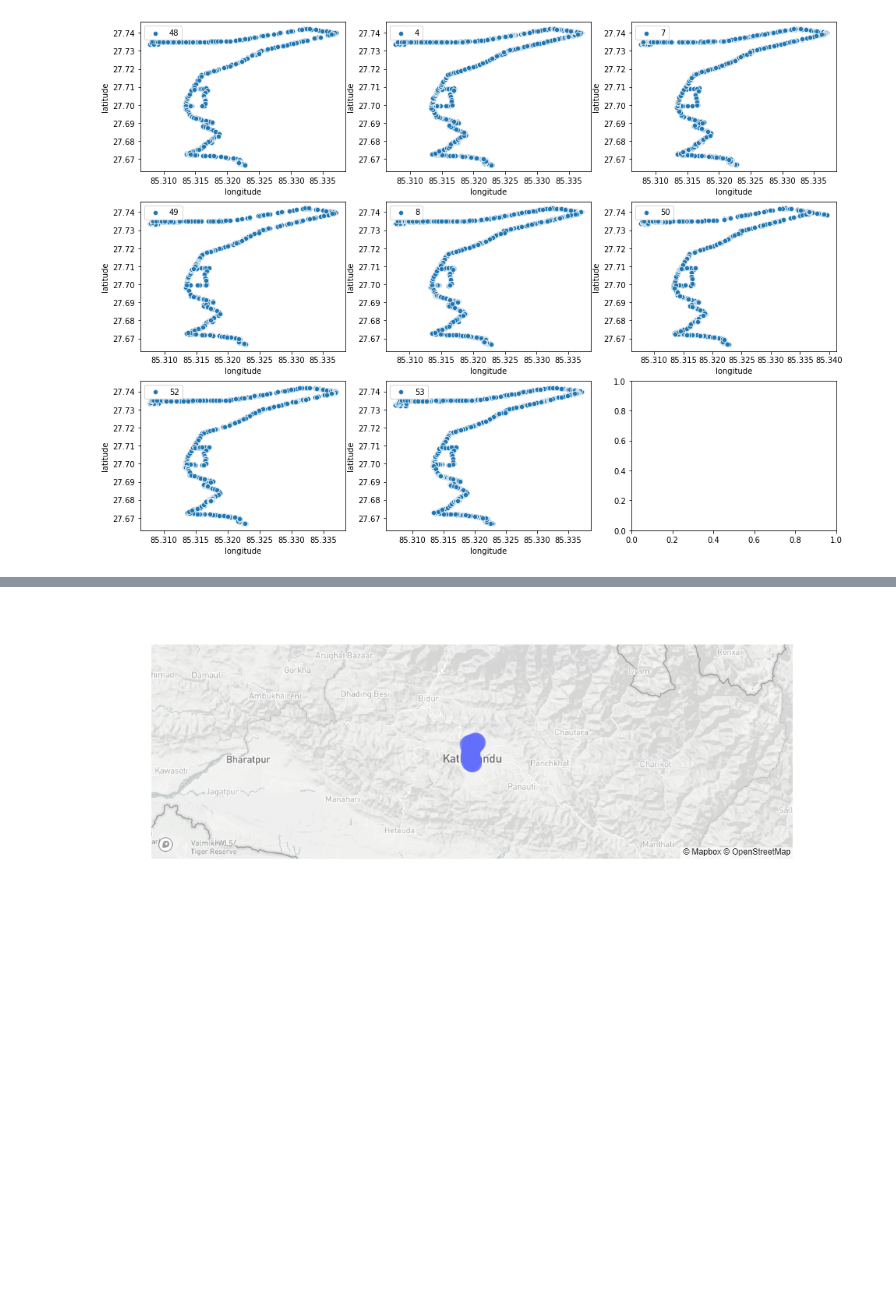
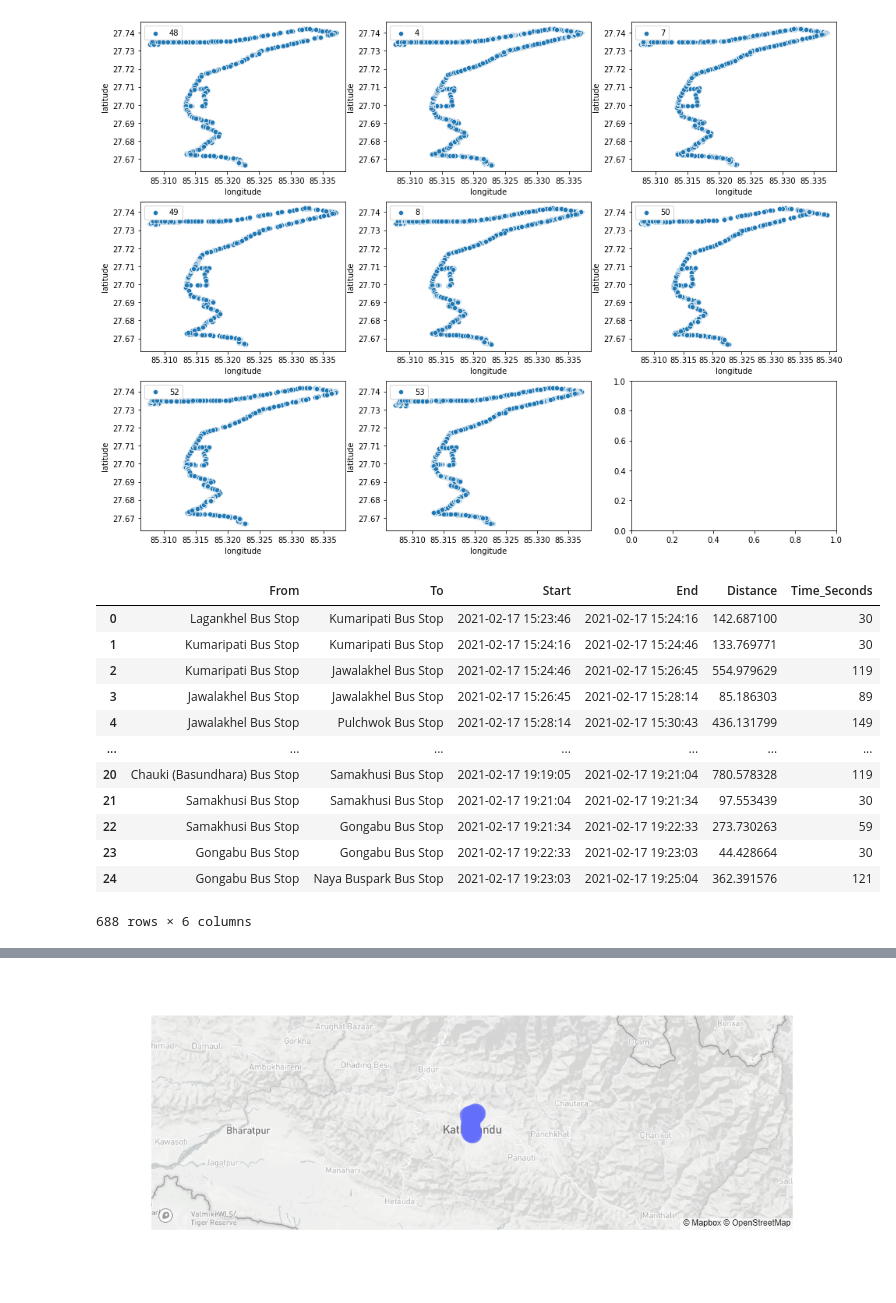
Before and after one commit to imsmritiii123/PBTanalysis, a Jupyter notebook: PBT.ipynb, the cells around one changed output, grey strips where cells are left out. Cells and saved outputs as stored; diff of their text form; code cells hidden in the pictures; blank space fills up the shorter version.

Commit message:
Training data generated for day.

```diff
--- a/PBT.ipynb
+++ b/PBT.ipynb
@@ -294,6 +294,24 @@ def route_final(route, df):
         a.insert(-3,'Chauki (Basundhara) Bus Stop')
         stations_in_route['name'] = a
         return stations_in_route
+
+def generate_training_data_for_bus(bus):
+    dfs_outer = []
+    df = bus_df(bus)
+    days = movement_days(bus)
+    for day in days:
+        df = bus_day_df(95, 48)
+        df.drop_duplicates(subset='last_update', inplace=True)
+        stations_in_route = route_final(buses.loc[95]['route_short'], df)
+        df = nearest_stations(df, stations_in_route, drop_duplicates=False)
+        dfs = []
+        for tour in generate_tours(df, stations_in_route['name'].iloc[0], stations_in_route['name'].iloc[-1]):
+            df = generate_training_data(tour)
+            dfs.append(df)
+        df_outer = pd.concat(dfs)
+        dfs_outer.append(df_outer)
+    train = pd.concat(dfs_outer)
+    return train
 # %%
 os.environ['PBT_DB_USER'] = 'prajwolrg'
 os.environ['PBT_DB_PW'] = 'Re!r8bMe2fFvH7K'
@@ -343,0 +357,16 @@ df = nearest_stations(df, stations_in_route, drop_duplicates=False)
+# %%
+generate_training_data_for_bus(95)
+# %% [output]
+|  | From | To | Start | End | Distance | Time_Seconds |
+| 0 | Lagankhel Bus Stop | Kumaripati Bus Stop | 2021-02-17 15:23:46 | 2021-02-17 15:24:16 | 142.687100 | 30 |
+| 1 | Kumaripati Bus Stop | Kumaripati Bus Stop | 2021-02-17 15:24:16 | 2021-02-17 15:24:46 | 133.769771 | 30 |
+| 2 | Kumaripati Bus Stop | Jawalakhel Bus Stop | 2021-02-17 15:24:46 | 2021-02-17 15:26:45 | 554.979629 | 119 |
+| 3 | Jawalakhel Bus Stop | Jawalakhel Bus Stop | 2021-02-17 15:26:45 | 2021-02-17 15:28:14 | 85.186303 | 89 |
+| 4 | Jawalakhel Bus Stop | Pulchwok Bus Stop | 2021-02-17 15:28:14 | 2021-02-17 15:30:43 | 436.131799 | 149 |
+| ... | ... | ... | ... | ... | ... | ... |
+| 20 | Chauki (Basundhara) Bus Stop | Samakhusi Bus Stop | 2021-02-17 19:19:05 | 2021-02-17 19:21:04 | 780.578328 | 119 |
+| 21 | Samakhusi Bus Stop | Samakhusi Bus Stop | 2021-02-17 19:21:04 | 2021-02-17 19:21:34 | 97.553439 | 30 |
+| 22 | Samakhusi Bus Stop | Gongabu Bus Stop | 2021-02-17 19:21:34 | 2021-02-17 19:22:33 | 273.730263 | 59 |
+| 23 | Gongabu Bus Stop | Gongabu Bus Stop | 2021-02-17 19:22:33 | 2021-02-17 19:23:03 | 44.428664 | 30 |
+| 24 | Gongabu Bus Stop | Naya Buspark Bus Stop | 2021-02-17 19:23:03 | 2021-02-17 19:25:04 | 362.391576 | 121 |
+688 rows × 6 columns
```
Also changed, not shown: parts of 3 cells of this notebook.
